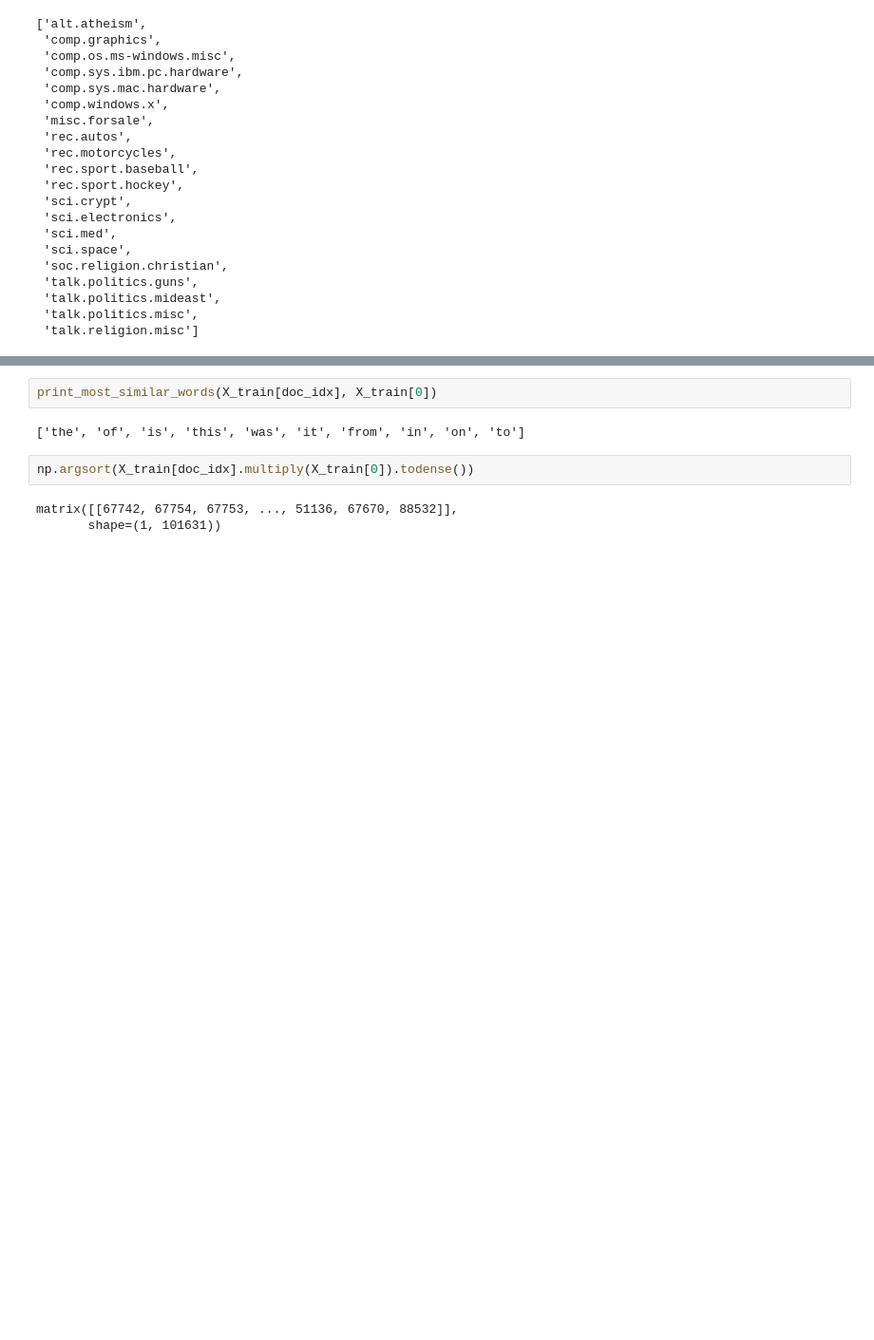
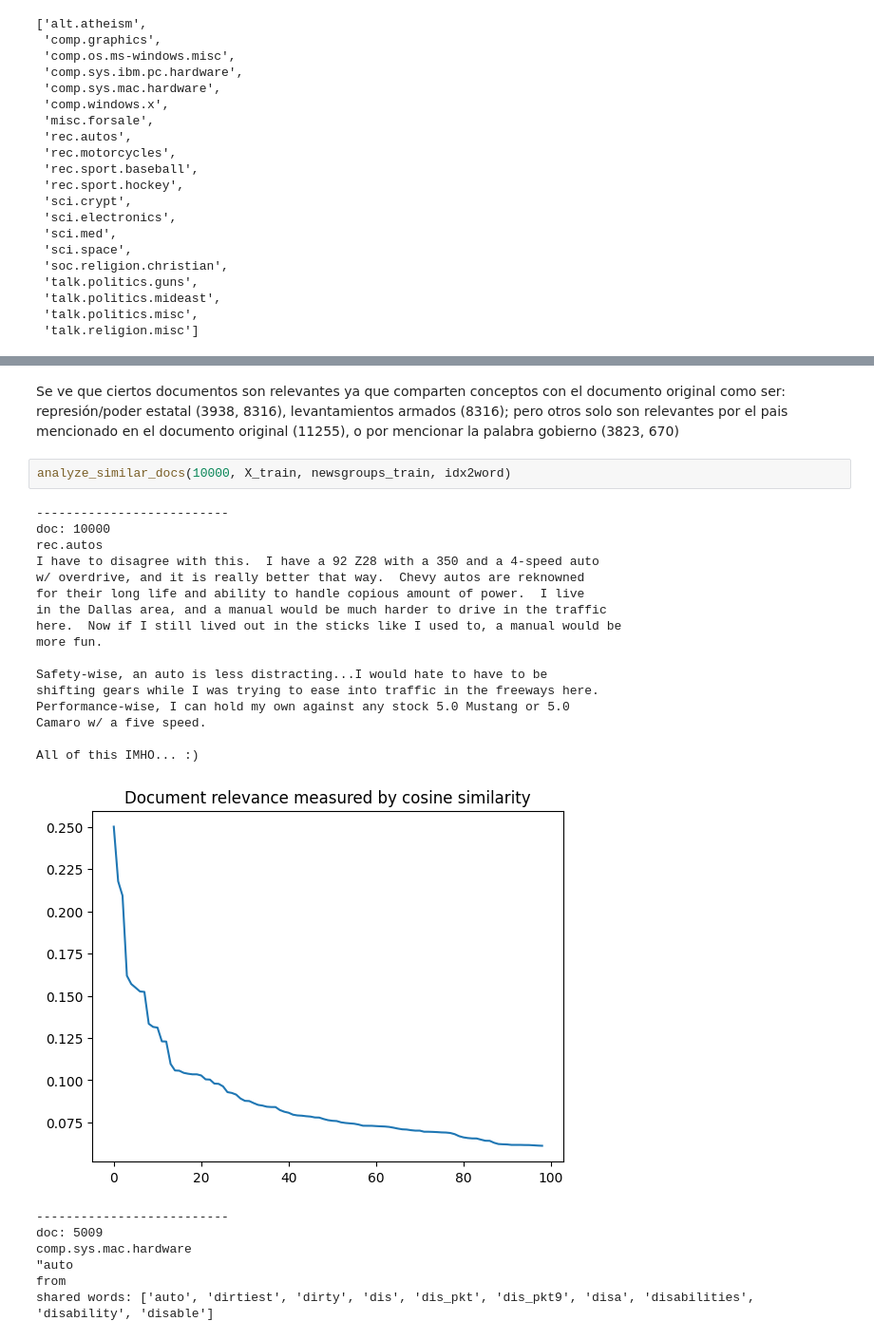
Before and after one commit to LeoCenturion/ceia-nlp, a Jupyter notebook: desafios/desafio_1.ipynb, the cells around one changed output, grey strips where cells are left out. Shown at 95% size. Cells and saved outputs as stored; diff of their text form; blank space fills up the shorter version.

```diff
--- a/desafios/desafio_1.ipynb
+++ b/desafios/desafio_1.ipynb
@@ -243,9 +476,28 @@ idx2word[88532]
-# %%
-print_most_similar_words(X_train[doc_idx], X_train[0])
-# %% [output]
-['the', 'of', 'is', 'this', 'was', 'it', 'from', 'in', 'on', 'to']
-# %%
-np.argsort(X_train[doc_idx].multiply(X_train[0]).todense())
-# %% [output]
-matrix([[67742, 67754, 67753, ..., 51136, 67670, 88532]],
-       shape=(1, 101631))
+# %% [markdown]
+Se ve que ciertos documentos son relevantes ya que comparten conceptos con el documento original como ser: represión/poder estatal (3938, 8316), levantamientos armados (8316); pero otros solo son relevantes por el pais mencionado en el documento original (11255), o por mencionar la palabra gobierno (3823, 670)
+# %%
+analyze_similar_docs(10000, X_train, newsgroups_train, idx2word)
+# %% [output]
+--------------------------
+doc: 10000
+rec.autos
+I have to disagree with this.  I have a 92 Z28 with a 350 and a 4-speed auto
+w/ overdrive, and it is really better that way.  Chevy autos are reknowned
+for their long life and ability to handle copious amount of power.  I live
+in the Dallas area, and a manual would be much harder to drive in the traffic
+here.  Now if I still lived out in the sticks like I used to, a manual would be
+more fun.
+
+Safety-wise, an auto is less distracting...I would hate to have to be
+shifting gears while I was trying to ease into traffic in the freeways here.
+Performance-wise, I can hold my own against any stock 5.0 Mustang or 5.0
+Camaro w/ a five speed.
+
+All of this IMHO... :)
+[figure, added]
+--------------------------
+doc: 5009
+comp.sys.mac.hardware
+"auto
+from
+shared words: ['auto', 'dirtiest', 'dirty', 'dis', 'dis_pkt', 'dis_pkt9', 'disa', 'disabilities', 'disability', 'disable']
```
Also changed, not shown: parts of 32 cells of this notebook, 2 other files.
